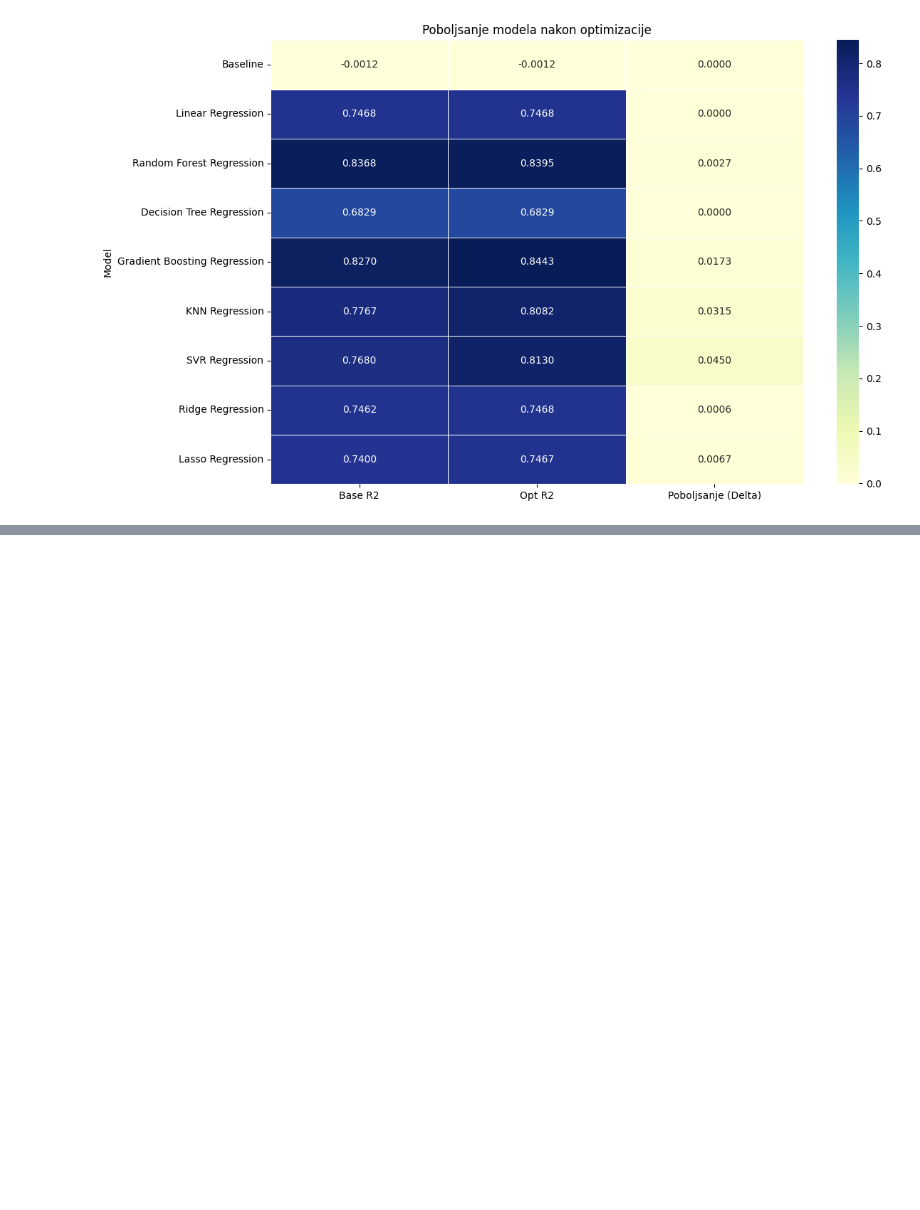
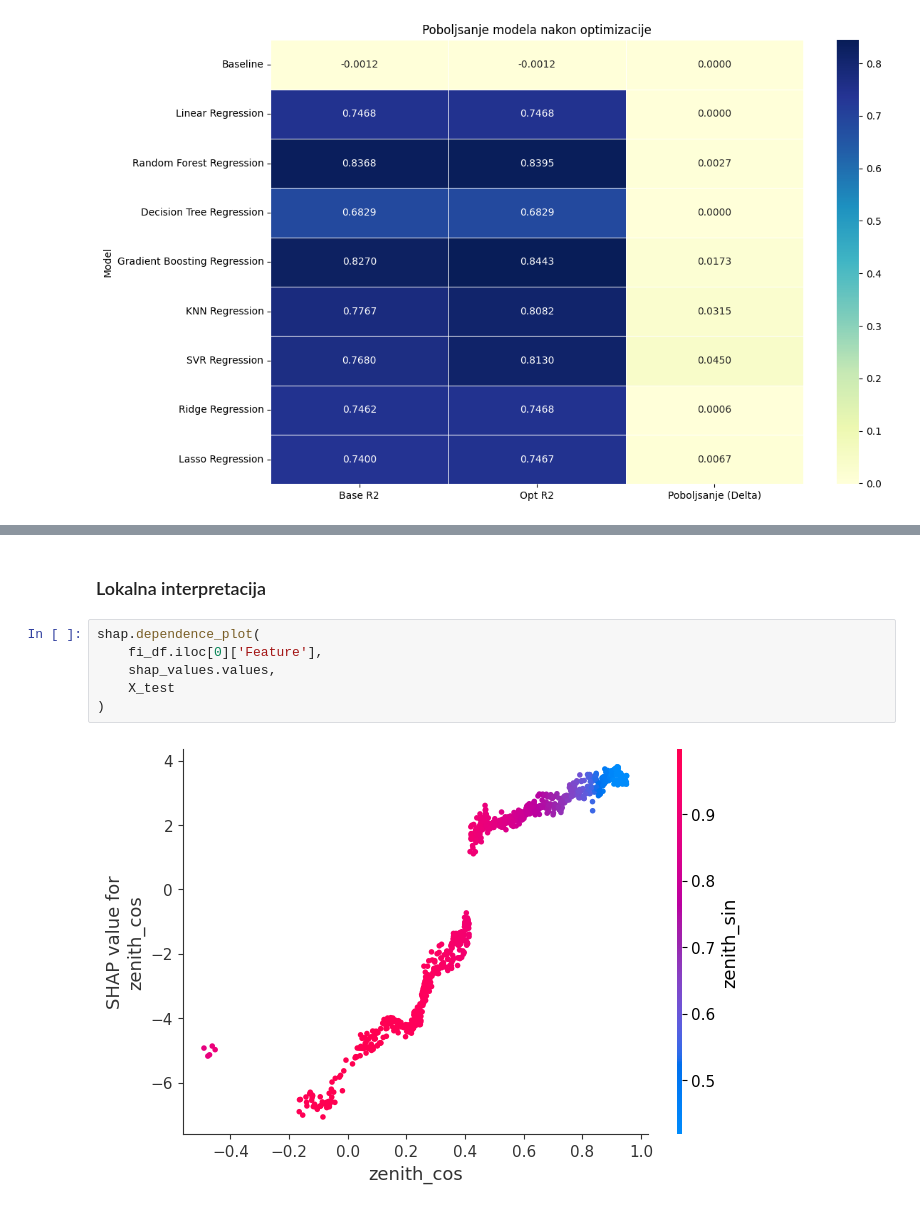
Before and after one commit to gavrilovicluka/machine-learning-projects, a Jupyter notebook: Projekat 1/Projekat1.ipynb, the cells around one changed output, grey strips where cells are left out. Drawn from its saved outputs; the diff is of its cells as text; blank space fills up the shorter version.

```diff
--- a/Projekat 1/Projekat1.ipynb
+++ b/Projekat 1/Projekat1.ipynb
@@ -1243,0 +1276,10 @@ plt.show()
+# %% [markdown]
+### Lokalna interpretacija
+# %%
+shap.dependence_plot(
+    fi_df.iloc[0]['Feature'],
+    shap_values.values,
+    X_test
+)
+# %% [output]
+[figure, added]
```
Also changed, not shown: parts of 12 cells of this notebook, 1 other file.
